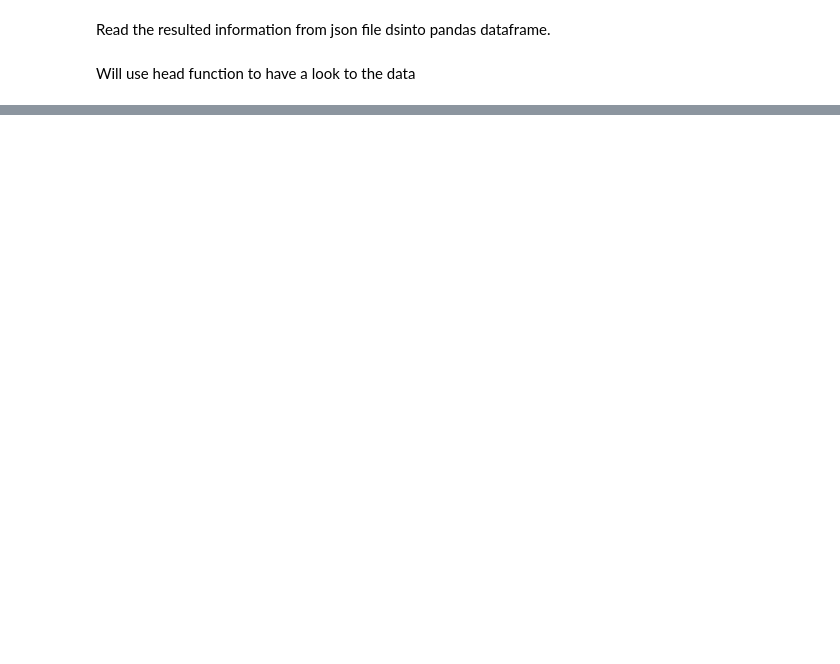
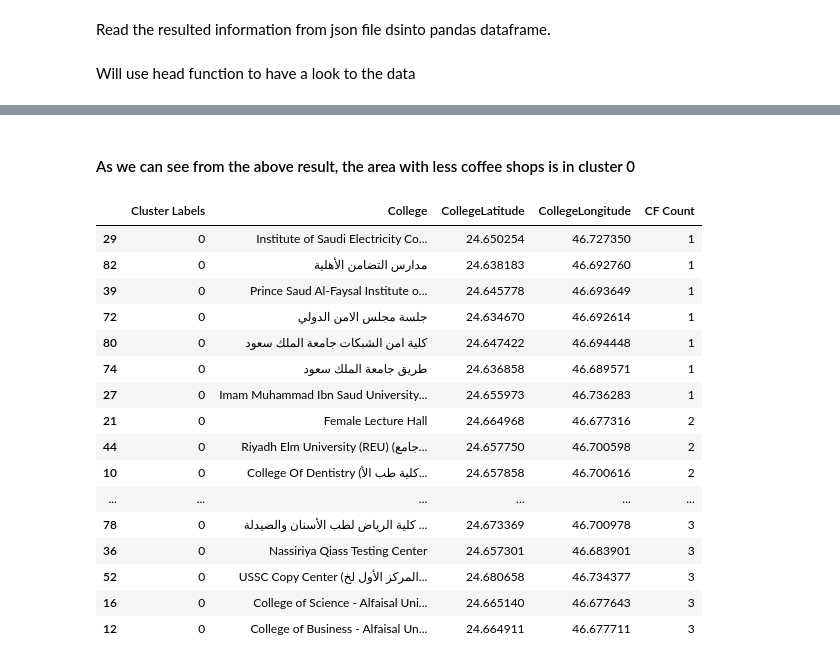
Before and after one commit to erefaie/Coursera_Capstone, a Jupyter notebook: Capstone Project - The Battle of Neighborhoods.ipynb, the cells around one changed output, grey strips where cells are left out. Drawn from its saved outputs; the diff is of its cells as text; code cells hidden in the pictures; blank space fills up the shorter version.

```diff
--- a/Capstone Project - The Battle of Neighborhoods.ipynb
+++ b/Capstone Project - The Battle of Neighborhoods.ipynb
@@ -188,0 +375,2 @@ memory usage: 4.0+ KB
+# %%
+uni_cs_count = uni_cs_count.sort_values(by=['CF Count'])
@@ -188,0 +380,3 @@ memory usage: 4.0+ KB
+# %%
+df = uni_cs_count.drop('College', axis=1)
+df.head()
@@ -188,0 +392,9 @@ memory usage: 4.0+ KB
+# %%
+# set number of clusters
+kclusters = 3
+
+# run k-means clustering
+kmeans = KMeans(n_clusters=kclusters, random_state=0).fit(df)
+
+# check cluster labels generated for each row in the dataframe
+kmeans.labels_[0:10]
@@ -188,0 +403,5 @@ memory usage: 4.0+ KB
+# %%
+# add clustering labels
+uni_cs_count.insert(0, 'Cluster Labels', kmeans.labels_)
+
+uni_cs_count.head()
@@ -188,0 +415,22 @@ memory usage: 4.0+ KB
+# %% [markdown]
+#### As we can see from the above result, the area with less coffee shops is in cluster 0
+# %%
+uni_cs_count.loc[uni_cs_count['CF Count'] < 4]
+# %% [output]
+|  | Cluster Labels | College | CollegeLatitude | CollegeLongitude | CF Count |
+| 29 | 0 | Institute of Saudi Electricity Co... | 24.650254 | 46.727350 | 1 |
+| 82 | 0 | مدارس التضامن الأهلية | 24.638183 | 46.692760 | 1 |
+| 39 | 0 | Prince Saud Al-Faysal Institute o... | 24.645778 | 46.693649 | 1 |
+| 72 | 0 | جلسة مجلس الامن الدولي | 24.634670 | 46.692614 | 1 |
+| 80 | 0 | كلية امن الشبكات جامعة الملك سعود | 24.647422 | 46.694448 | 1 |
+| 74 | 0 | طريق جامعة الملك سعود | 24.636858 | 46.689571 | 1 |
+| 27 | 0 | Imam Muhammad Ibn Saud University... | 24.655973 | 46.736283 | 1 |
+| 21 | 0 | Female Lecture Hall | 24.664968 | 46.677316 | 2 |
+| 44 | 0 | Riyadh Elm University (REU) (جامع... | 24.657750 | 46.700598 | 2 |
+| 10 | 0 | College Of Dentistry (كلية طب الأ... | 24.657858 | 46.700616 | 2 |
+| ... | ... | ... | ... | ... | ... |
+| 78 | 0 | كلية الرياض لطب الأسنان والصيدلة ... | 24.673369 | 46.700978 | 3 |
+| 36 | 0 | Nassiriya Qiass Testing Center | 24.657301 | 46.683901 | 3 |
+| 52 | 0 | USSC Copy Center (المركز الأول لخ... | 24.680658 | 46.734377 | 3 |
+| 16 | 0 | College of Science - Alfaisal Uni... | 24.665140 | 46.677643 | 3 |
+| 12 | 0 | College of Business - Alfaisal Un... | 24.664911 | 46.677711 | 3 |
```
Also changed, not shown: parts of 41 cells of this notebook.
